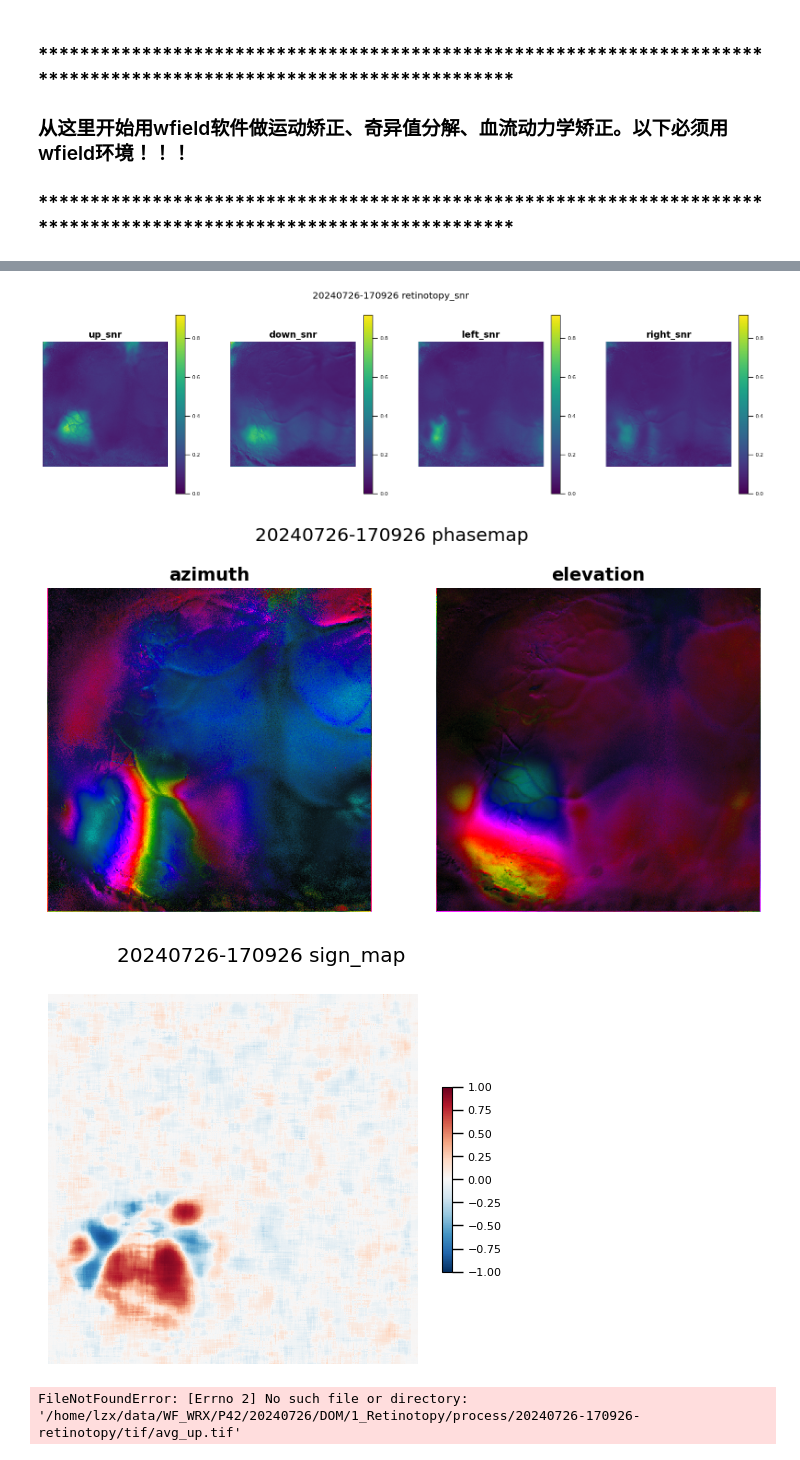
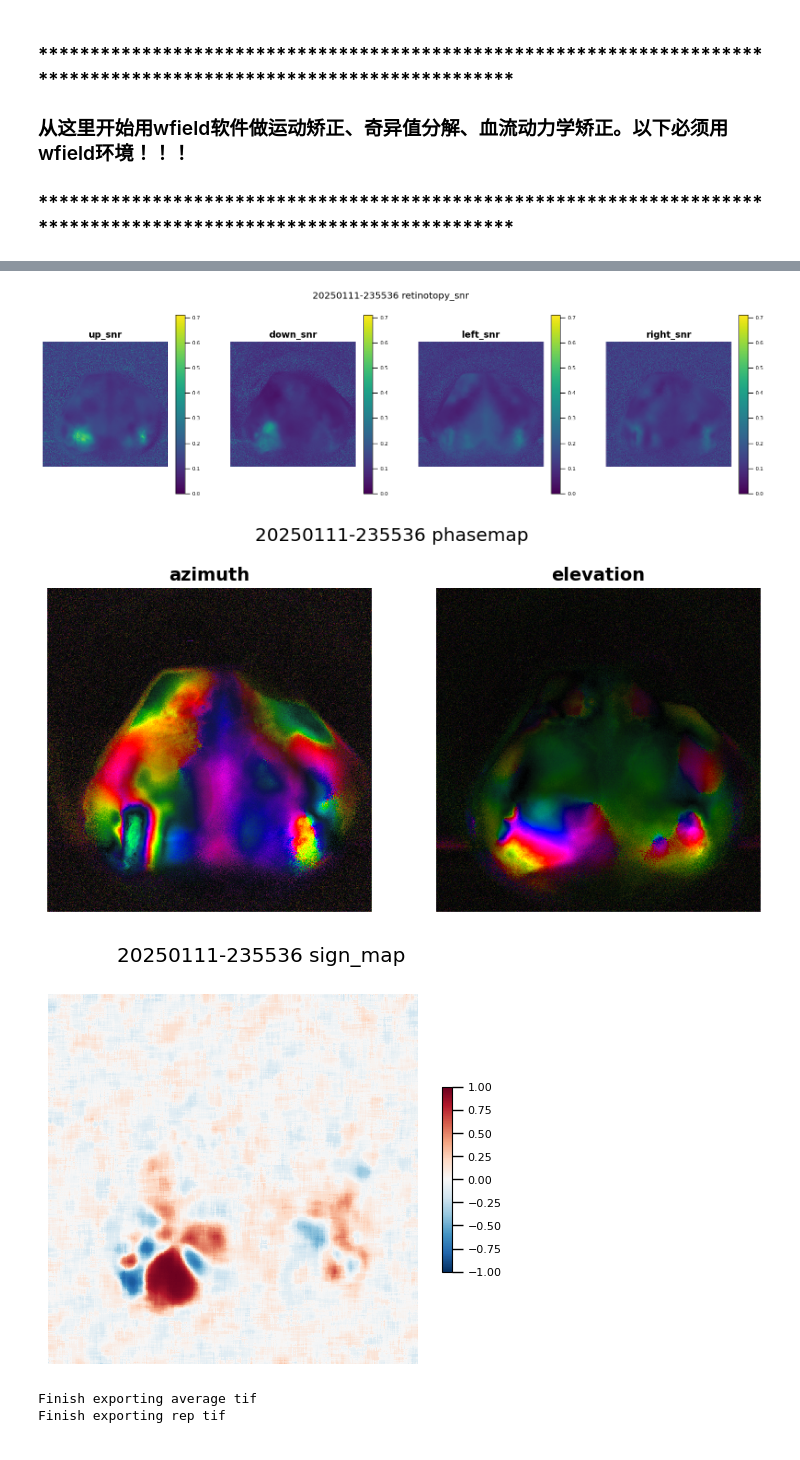
Before and after one commit to Zhaoxi-Liu/widefield_imaging_analysis, a Jupyter notebook: wf_analysis_LZX_v3.ipynb, the cells around one changed output, grey strips where cells are left out. Cells and saved outputs as stored; diff of their text form; code cells hidden in the pictures.

Commit message:
add batch process script

```diff
--- a/wf_analysis_LZX_v3.ipynb
+++ b/wf_analysis_LZX_v3.ipynb
@@ -19,7 +19,7 @@ from wfield_utils import *
 
 # path_0: including one-day recording files
 # path_1: including every stimuli
-path_0 = r"/home/lzx/data/WF_VC_liuzhaoxi/24.12.19_P41"
+path_0 = r"/home/lzx/data/WF_VC_liuzhaoxi/25.01.11_U26"
 path_1_ = os.listdir(path_0)
 # 筛选出文件夹
 path_1 = [folder for folder in path_1_ if os.path.isdir(pjoin(path_0, folder))]
@@ -214,0 +464,2 @@ Loading 0
+# %%
+overwrite = True
@@ -270,9 +625,9 @@ for path_wfield in path_wfield_all:
             stimfile = pd.read_csv(pjoin(rawPath, experiment + ".csv"), header=None).values
             stim_delay = pd.read_csv(pjoin(rawPath, experiment + "-470Timestamp.csv"), header=None).values
             stim_delay = int(stim_delay[0]/100)
-
-            stim = np.zeros(n_frames)
-            for i in range(n_frames):
+            n_stimframe = min(stimfile.shape[0]//100-1, n_frames)
+            stim = np.zeros(n_stimframe)
+            for i in range(n_stimframe):
                 stim[i] = stimfile[(i * 100 + stim_delay), 0]
             single_0_indices = np.where((np.diff(np.append(stim, 0)) == 1) & (np.diff(stim, prepend=0) == -1))[0]
             single_1_indices = np.where((np.diff(np.append(stim, 0)) == -1) & (np.diff(stim, prepend=0) == 1))[0]
@@ -281,11 +636,14 @@ for path_wfield in path_wfield_all:
 
             onset = np.where(np.diff(stim) == 1)[0] + 1
             offset = np.where(np.diff(stim) == -1)[0] + 1
+            n_trigger = min(len(onset),len(offset))
+            onset = onset[:n_trigger]
+            offset = offset[:n_trigger]
             trials_csv = np.stack((np.arange(len(onset)), onset, offset, offset-onset), axis=1)  # 这个用来自己检查一下以及自己后续分析
             np.savetxt(pjoin(path_wfield, "trials.csv"), trials_csv, delimiter=",")
             print("generate trials.csv of "+experiment)
 
-            if 'retinotopy' or 'checkerboard-bar' in path_wfield:
+            if 'retinotopy' in path_wfield or 'checkerboard-bar' in path_wfield:
                 trial_onsets = np.stack((np.arange(len(onset)), onset - 30, offset), axis=1)  # 这个文件给wfield软件做SVD用
                 np.save(pjoin(path_wfield, 'trial_onsets.npy'), trial_onsets)
 
@@ -383,14 +734,15 @@ if export_corr_tif is True:
 # %%
 from wfield_utils import *
 
 for path_wfield in path_wfield_all:
-    if 'retinotopy' or 'checkerboard-bar' in path_wfield:
+    if 'retinotopy' in path_wfield or 'checkerboard-bar' in path_wfield:
         phasemap(path_wfield, nrepeats=10, post_trial=3, export_ave_tif=False, export_raw_tif=False,
          plot_snr=True, plot_phasemasp=True, export_phase=True)
         phasemap(path_wfield, nrepeats=10, post_trial=0, export_ave_tif=True, export_raw_tif=True,
          plot_snr=False, plot_phasemasp=False, export_phase=False)
 # %% [output]
-[figure, old version]
+[figure, new version]
-[figure, old version]
+[figure, new version]
-[figure, old version]
+[figure, new version]
-FileNotFoundError: [Errno 2] No such file or directory: '/home/lzx/data/WF_WRX/P42/20240726/DOM/1_Retinotopy/process/20240726-170926-retinotopy/tif/avg_up.tif'
+Finish exporting average tif
+Finish exporting rep tif
```
Also changed, not shown: parts of 13 cells of this notebook, 17 other files.
